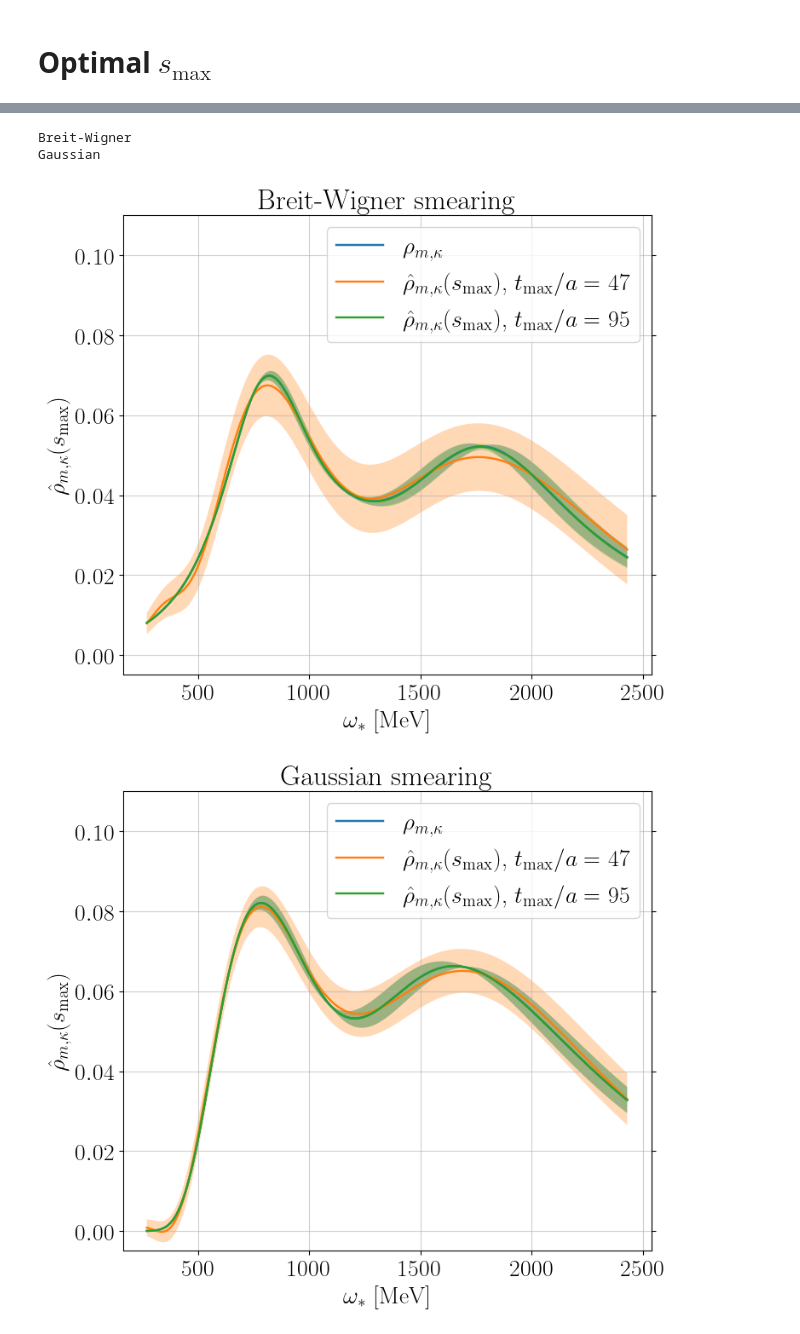
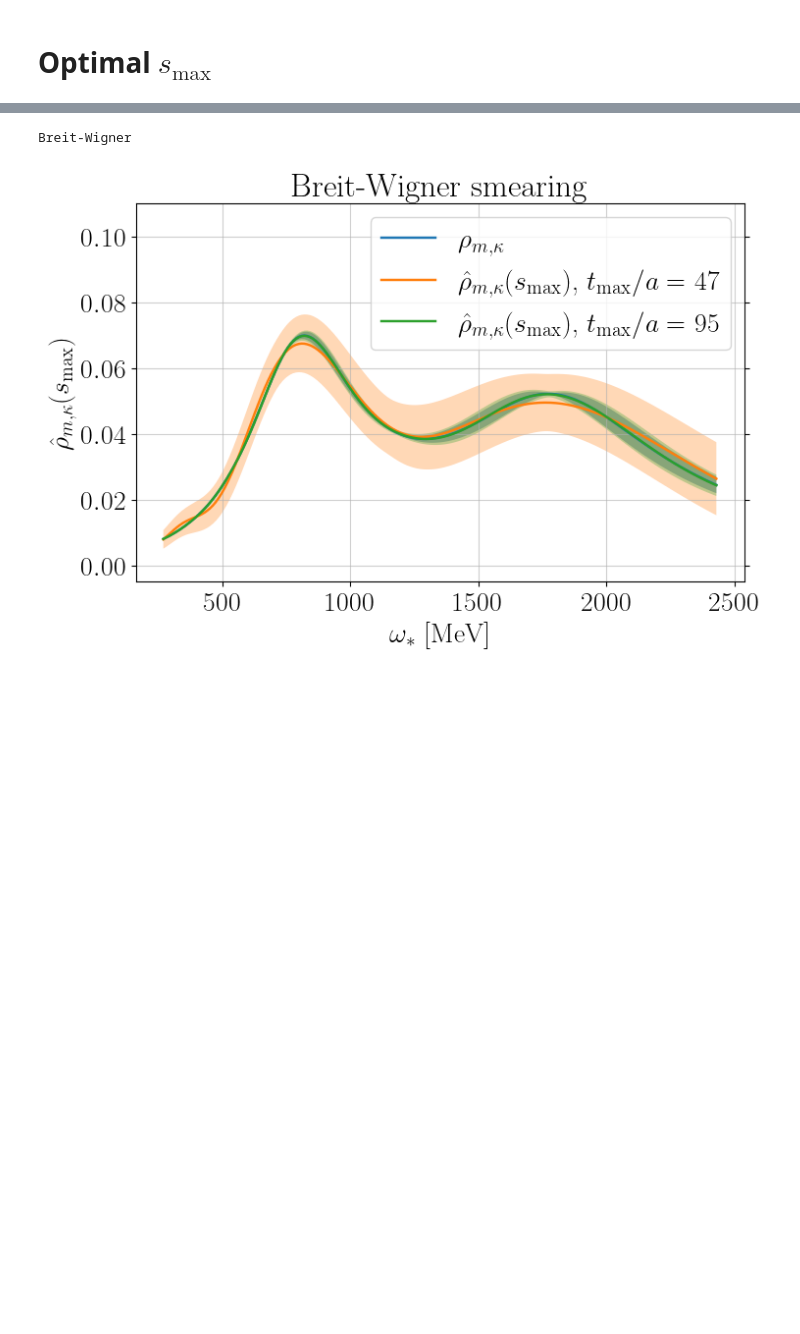
Before and after one commit to DiegoToniolo/Analysis_spectral_densities, a Jupyter notebook: thesis_plot.ipynb, the cells around one changed output, grey strips where cells are left out. Saved outputs shown, nothing was run; the diff lists cells and outputs as text; code cells hidden in the pictures; blank space fills up the shorter version.

```diff
--- a/thesis_plot.ipynb
+++ b/thesis_plot.ipynb
@@ -493,0 +536,7 @@ for ki in range(len(ker)):
+# %%
+rho, indices = utils.read_data("rho_hat_thesis.txt", return_ind=True)
+err_rho = utils.read_data("delta_rho_hat_thesis.txt")
+rho_zoom = utils.read_data("rho_hat_thesis_zoom.txt")
+err_rho_zoom = utils.read_data("delta_rho_hat_thesis_zoom.txt")
+
+print(indices)
@@ -497,13 +606,13 @@ for ki in range(len(ker)):
 tmax = [47, 95]
 brackets = [[9, 10], [15, 20]]
 m = 2
-ker = ["Breit-Wigner", "Gaussian"]
+ker = ["Breit-Wigner"]
 sigma = 270*0.065/197.3
 w = np.linspace(1, 9, 201)*270*0.065/197.3
 
 def f(x, w, tmax, m, par, cov, ker, sigma):
     r, er = rho_mellin(w, par, x, m, cov, tmax, ker=ker, sigma=sigma)
-    return (bound_t_rho(w, x, tmax, m, par, cov, ker, sigma)[0] + bound_smax(w, x, m, par, cov, ker, sigma, tmax)[0])**2.0 + er**2.0#)/r**2.0
+    return bound_t_rho(w, x, tmax, m, par, cov, ker, sigma)[0] + bound_smax(w, x, m, par, cov, ker, sigma, tmax)[0] + er
 
 smax = np.zeros((len(ker), len(tmax), len(w)))
 for ki in range(len(ker)):
@@ -535,7 +644,6 @@ Gaussian 95 2430.0
 # %%
 for ti in range(len(tmax)):
     plt.plot(w/0.065*197.3, smax[0, ti, :], label = r"Breit-Wigner")
-    plt.plot(w/0.065*197.3, smax[1, ti, :], label = r"Gaussian")
     plt.xlabel(r"$\omega$ [MeV]")
     plt.ylabel(r"$s_\mathrm{max}$")
     plt.legend()
@@ -580,7 +686,7 @@ for ki in range(len(ker)):
 tmax = [47, 95]
 s = [9, 18]
 m = 2
-ker = ["Breit-Wigner", "Gaussian"]
+ker = ["Breit-Wigner"]
 sigma = np.linspace(0.5, 2.5, 201)*270*0.065/197.3
 w = np.linspace(1, 9, 201)*270*0.065/197.3
 
@@ -591,27 +697,25 @@ for ki in range(len(ker)):
         for wi in range(len(w)):
             rho[ki, ti, wi] , stat = rho_mellin(w[wi], par, s[ti], m, cov, tmax[ti], ker=ker[ki], sigma=sigma[wi])
             sys = bound_t_rho(w[wi], s[ti], tmax[ti], m, par, cov, ker[ki], sigma[wi])[0] + bound_smax(w[wi], s[ti], m, par, cov, ker[ki], sigma[wi], tmax[ti])[0]
-            err_rho[ki, ti, wi] = np.sqrt(stat**2.0 + sys**2.0)
+            err_rho[ki, ti, wi] = stat + sys
 # %% [output]
 Breit-Wigner
-Gaussian
 # %%
 for ki in range(len(ker)):
-    plt.figure(figsize=(8,7))
+    #plt.figure(figsize=(8,7))
     ex, err_ex = np.zeros(len(w)), np.zeros(len(w))
     for wi in range(len(w)):
         ex[wi], err_ex[wi] = SD_2exp.rho(w[wi], m, par, cov, ker[ki], sigma[wi])
     plt.plot(w/0.065*197.3, ex, label = r"$\rho_{m, \kappa}$")
-    plt.fill_between(w/0.065*197.3, ex-err_ex, ex+err_ex, alpha = 0.3)
+    plt.fill_between(w/0.065*197.3, ex-err_ex, ex+err_ex, alpha = 0.5)
     for ti in range(len(tmax)):
         plt.plot(w/0.065*197.3, rho[ki, ti, :], label = r"$\hat{\rho}_{m, \kappa}(s_\mathrm{max})$, $t_\mathrm{max}/a = \,\,$"+r"${}$".format(tmax[ti]))
         plt.fill_between(w/0.065*197.3, rho[ki, ti, :] - err_rho[ki, ti, :], rho[ki, ti, :] + err_rho[ki, ti, :], alpha = 0.3)
     plt.xlabel(r"$\omega_*$ [MeV]")
     plt.ylabel(r"$\hat{\rho}_{m, \kappa}(s_\mathrm{max})$")
     plt.legend()
     plt.title(ker[ki] + " smearing")
     plt.ylim(-0.005, 0.11)
     plt.show()
 # %% [output]
-[figure, old version]
+[figure, new version]
-[figure, removed]
```
Also changed, not shown: parts of 18 cells of this notebook.
